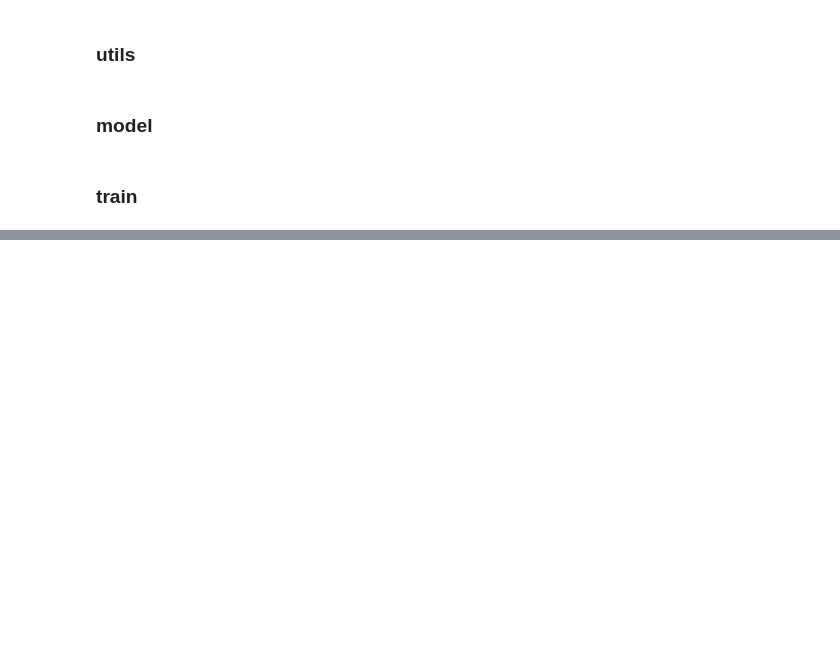
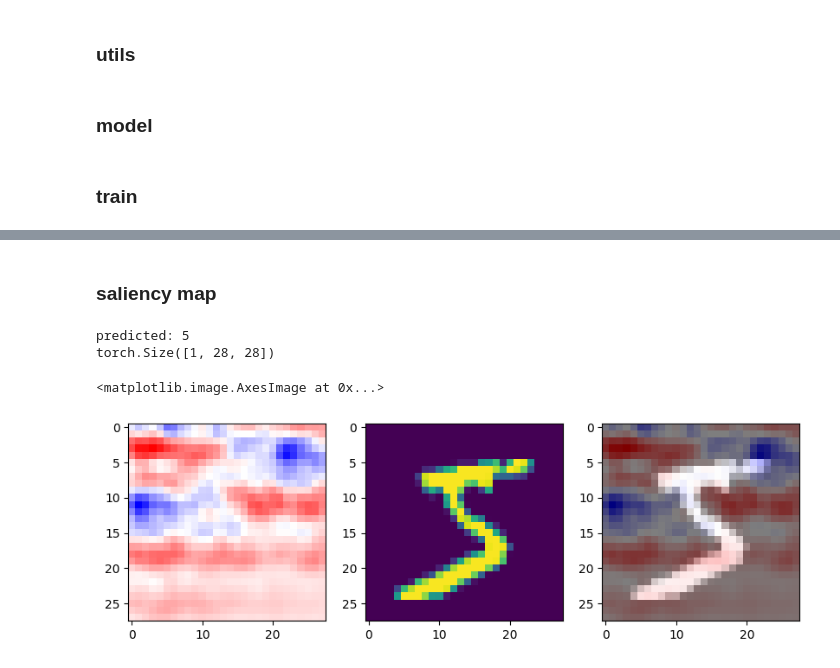
Before and after one commit to peluche/RNN-LSTM-GRU, a Jupyter notebook: rnn-lstm-gru.ipynb, the cells around one changed output, grey strips where cells are left out. Drawn from its saved outputs; the diff is of its cells as text; code cells hidden in the pictures; blank space fills up the shorter version.

```diff
--- a/rnn-lstm-gru.ipynb
+++ b/rnn-lstm-gru.ipynb
@@ -930,2 +883,27 @@ train_mnist(mnist, trainloader, filename='mnist', opt=opt, epochs=20)
 # %%
 t.save(mnist.state_dict(), f'weights/mnist_{datetime.now().strftime("%Y-%m-%d_%Hh%M")}.pt')
+# %%
+def reshape_tile(xs, tile=7):
+    # xs: (batch, channel, height, width)
+    batch, c, h, w = xs.shape
+    assert h % tile == 0
+    assert w % tile == 0
+    assert c == 1
+    xs = xs.view(batch, h // tile, tile, w // tile, tile)
+    xs = xs.permute(0, 1, 3, 2, 4)
+    xs = xs.contiguous().view(batch, -1, tile * tile)
+    return xs
+
+def plot_tiles(xs):
+    xs = xs.reshape(49, 4, 4)
+    fig, axs = plt.subplots(7, 7, figsize=(3, 3))
+    for i in range(49):
+        ax = axs[i // 7, i % 7]
+        ax.imshow(xs[i].cpu().numpy())
+        ax.axis('off')
+
+# plot_tiles(reshape_tile(trainset[0][0][None]))
+# %%
+# train tiles
+mnist2 = MNIST(7**2, hidden_size, 10).to(device)
+train_mnist(mnist2, trainloader, filename='mnist', epochs=40, reshape=reshape_tile)
@@ -931,0 +928,2 @@ t.save(mnist.state_dict(), f'weights/mnist_{datetime.now().strftime("%Y-%m-%d_%H
+# %% [markdown]
+### saliency map
@@ -931,0 +944,25 @@ t.save(mnist.state_dict(), f'weights/mnist_{datetime.now().strftime("%Y-%m-%d_%H
+# %%
+model = mnist2
+sp = reshape_tile
+x, y = trainset[0]
+
+model.eval()
+print('predicted:', model(sp(x[None].to(device))).argmax().item())
+grads = model.saliency(x[None].to(device), t.tensor([y]).to(device), reshape=sp)
+
+kernel = t.tensor([[[[0.07511361, 0.1238414 , 0.07511361],
+ [0.1238414 , 0.20417996, 0.1238414 ],
+ [0.07511361, 0.1238414 , 0.07511361]]]]).float().to(device)
+print(x.shape)
+grads = F.conv2d(grads, kernel, padding=1)
+
+fig, axs = plt.subplots(1, 3, figsize=(10, 5))
+axs[0].imshow(grads[0, 0].cpu().detach(), cmap='bwr')
+axs[1].imshow(x[0])
+axs[2].imshow(x[0], cmap='gray')
+axs[2].imshow(grads[0, 0].cpu().detach(), cmap='bwr', alpha=0.5)
+# %% [output]
+predicted: 5
+torch.Size([1, 28, 28])
+<matplotlib.image.AxesImage at 0x...>
+[figure, added]
```
Also changed, not shown: parts of 15 cells of this notebook.
